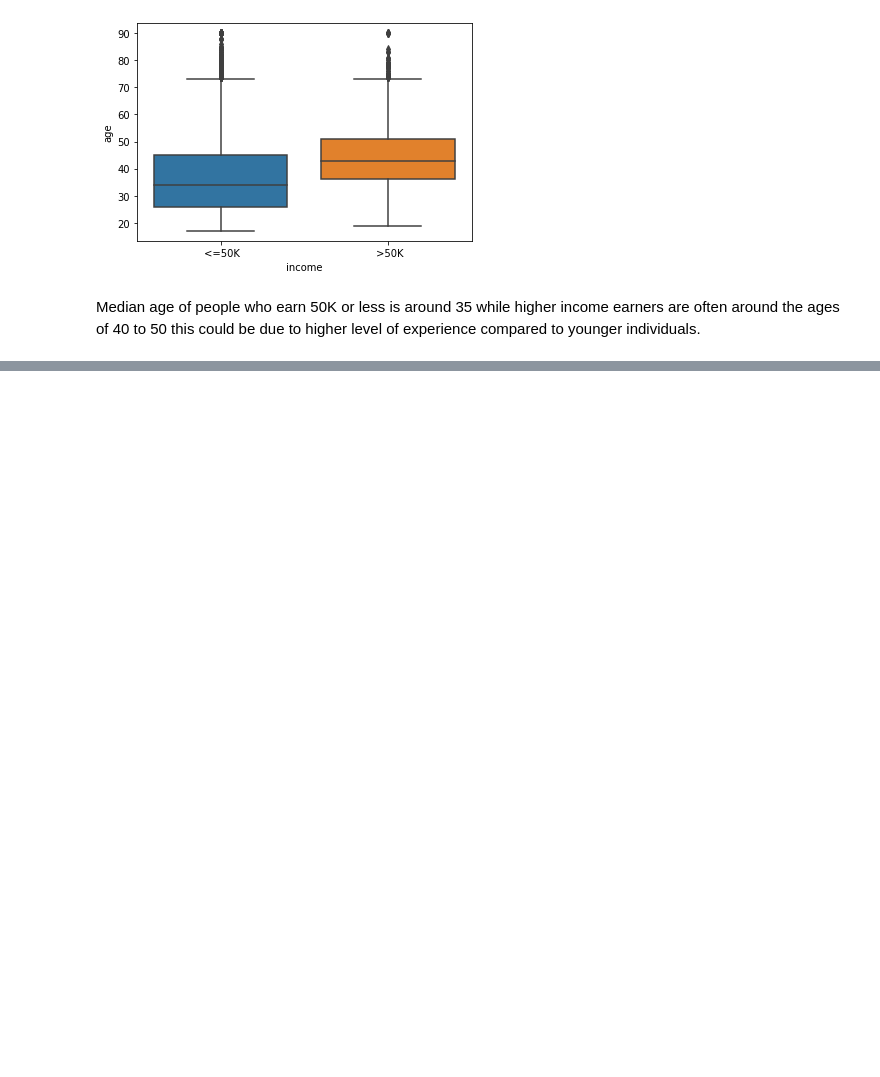
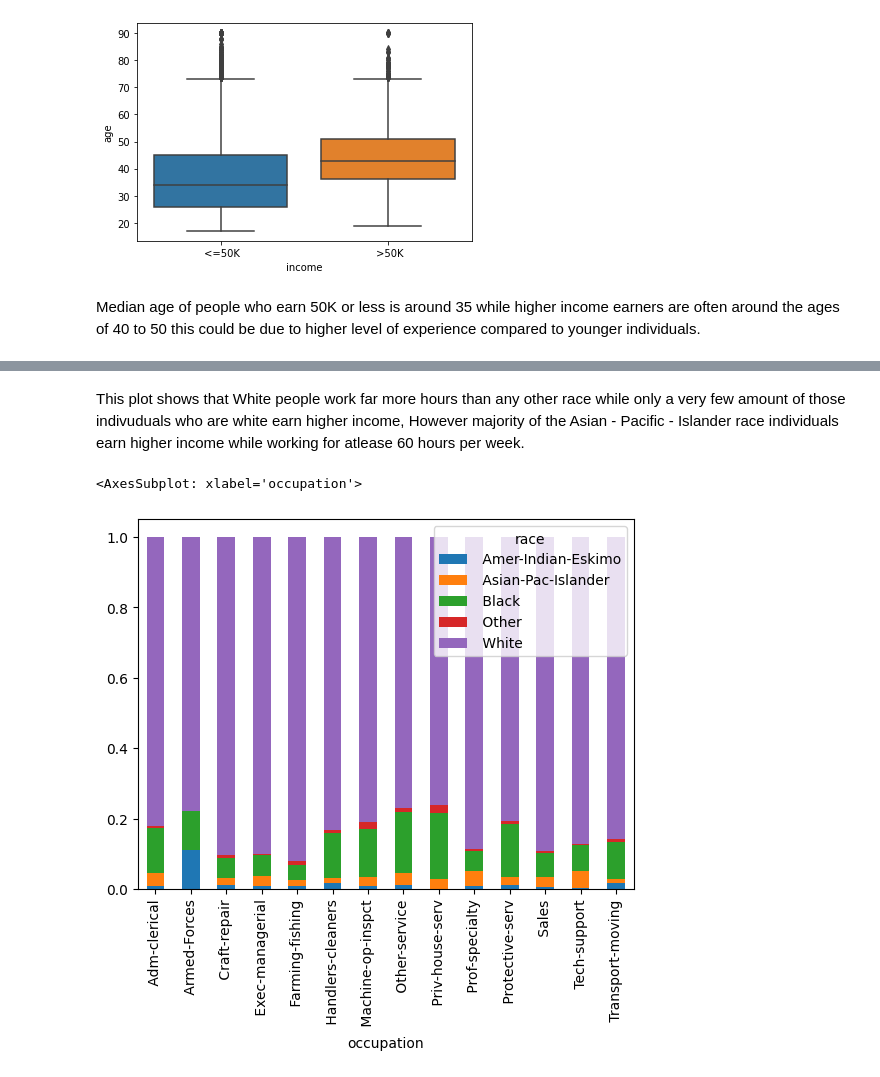
Before and after one commit to hammaadrizwan/Income-Classifier-using-Ensemble-algorithm, a Jupyter notebook: Notebook.ipynb, the cells around one changed output, grey strips where cells are left out. Drawn from its saved outputs; the diff is of its cells as text; code cells hidden in the pictures; blank space fills up the shorter version.

```diff
--- a/Notebook.ipynb
+++ b/Notebook.ipynb
@@ -315,0 +324,8 @@ sns.boxplot(x='income', y='hours-per-week', data=adult_data)
+# %% [markdown]
+This plot shows that White people work far more hours than any other race while only a very few amount of those indivuduals who are white earn higher income, However majority of the Asian - Pacific - Islander race individuals earn higher income while working for  atlease 60 hours per week.
+# %%
+df = adult_data.groupby("occupation")["race"].value_counts(normalize=True).unstack()
+df.plot(kind="bar", stacked="True")
+# %% [output]
+<AxesSubplot: xlabel='occupation'>
+[figure, added]
```
Also changed, not shown: parts of 6 cells of this notebook.
